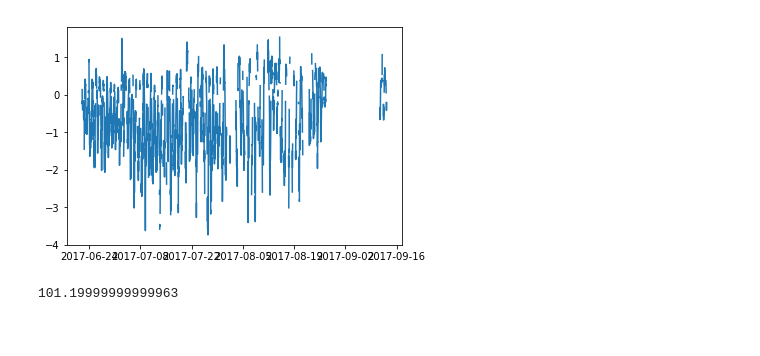
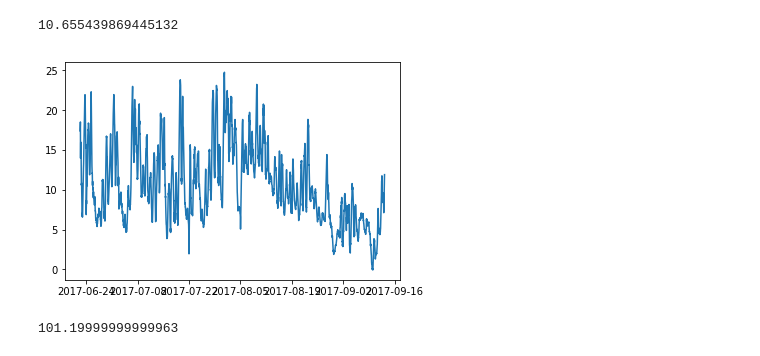
Before and after one commit to June-Skeeter/FishIsland_Processing, a Jupyter notebook: FishIsland_DataCompilder.ipynb, the cells around one changed output. Drawn from its saved outputs; the diff is of its cells as text; code cells hidden in the pictures.

```diff
--- a/FishIsland_DataCompilder.ipynb
+++ b/FishIsland_DataCompilder.ipynb
@@ -7,12 +7,17 @@ import pytz
 %matplotlib inline
 import warnings
 warnings.filterwarnings('ignore')
+Root = 'C:/FishIsland_2017/'
 # %%
-Flux_Path_10_aut = 'C:/FishIsland_2017/FluxResults/FullDataSet/eddypro_FishIsland_UstarFill2_2017-09-15T071111_adv.csv'
-Flux_Path_1_aut = 'C:/FishIsland_2017/FluxResults/AutoLag/1Hz/eddypro_Test_full_output_2017-08-13T160956_adv.csv'
-Flux_Path_Fill = 'C:/FishIsland_2017/FluxResults/FullDataSet/eddypro_FishIsland_UstarFill_2017-09-15T071111_adv.csv'
-Met_Path = 'C:/FishIsland_2017/MetStationData/CR1000_ClimateData_Updated.txt'
-Soil_Path = 'C:/FishIsland_2017/SoilStationData/Soil_Data.csv'
+Flux_Path_10_aut = Root+'FluxResults/FullDataSet/eddypro_FishIsland_UstarFill2_2017-09-15T071111_adv.csv'
+# Flux_Path_10_aut = Root+'FluxResults/WindFix/eddypro_Test_full_output_2018-02-07T115755_adv.csv'
+# Flux_Path_10_aut = Root+'FluxResults/WindFix/Test/eddypro_10Hz_full_output_2018-02-13T154151_adv.csv'
+Flux_Path_1_aut = Root+'FluxResults/AutoLag/1Hz/eddypro_Test_full_output_2017-08-13T160956_adv.csv'
+# Flux_Path_1_aut = Root+'FluxResults/WindFix/eddypro_1Hz_full_output_2018-02-12T155926_exp.csv'
+
+Flux_Path_Fill = Root+'FluxResults/FullDataSet/eddypro_FishIsland_UstarFill_2017-09-15T071111_adv.csv'
+Met_Path = Root+'MetStationData/CR1000_ClimateData_Updated.txt'
+Soil_Path = Root+'SoilStationData/Soil_Data.csv'
 # %%
 class Compile:
     def __init__(self,Flux_Paths,Met,Soil,Suffix = None):
@@ -135,7 +151,11 @@ print(Data[np.isfinite(Data['co2_flux'])].shape)
 # %%
 plt.figure()
-plt.plot(Data['UTC'],Data['co2_flux'])
+plt.plot(Data['UTC'],Data['AirTC_Avg'])
+Data = Data.ffill()
+print(Data['AirTC_Avg'].mean())
 plt.show()
+# print(Data)
 # %% [output]
+10.655439869445132
-[figure, old version]
+[figure, new version]
 # %%
```
Also changed, not shown: parts of 3 cells of this notebook, 3 other files.
